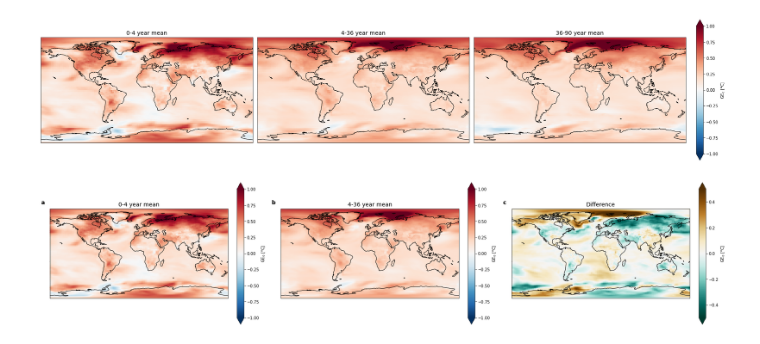
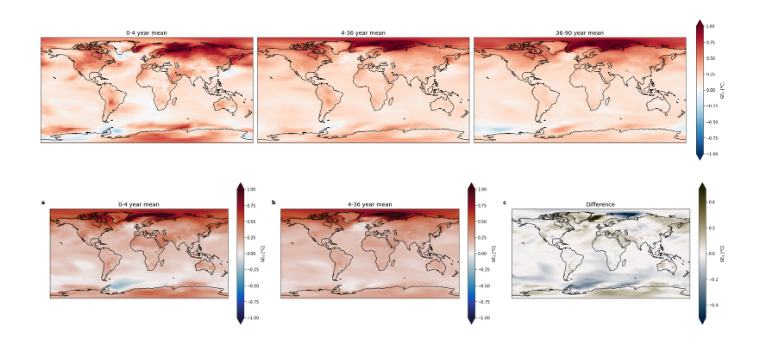
Before and after one commit to lfreese/CO2_greens, a Jupyter notebook: 1.4_CO2_GF_plots.ipynb, the cells around one changed output. Saved outputs shown, nothing was run; the diff lists cells and outputs as text; code cells hidden in the pictures.

Commit message:
updated figures for revision 2

```diff
--- a/1.4_CO2_GF_plots.ipynb
+++ b/1.4_CO2_GF_plots.ipynb
@@ -52,2 +71,11 @@ model_color = utils.model_color
 # %% [markdown]
 ## Global Mean plots
+# %%
+for m in G_ds.model.values:
+    fig, (ax1, ax2, ax3) = plt.subplots(1,3,subplot_kw = {'projection':ccrs.PlateCarree()}, figsize = [16,3])
+    (G_ds).sel(pulse_type = 'cdr').sel(model = m).sel(s = slice(0,50)).mean(dim = 's').plot(ax = ax1, transform = ccrs.PlateCarree(), vmin = -0.01, vmax = 0.01, cmap = 'RdBu')
+    (G_ds).sel(pulse_type = 'pulse').sel(model = m).sel(s = slice(0,50)).mean(dim = 's').plot(ax = ax2, transform = ccrs.PlateCarree(), vmin = -0.01, vmax = 0.01, cmap = 'RdBu')
+    (G_ds).mean(dim = 'pulse_type').sel(model = m).sel(s = slice(0,50)).mean(dim = 's').plot(ax = ax3, transform = ccrs.PlateCarree(), vmin = -0.01, vmax = 0.01, cmap = 'RdBu')
+    ax1.coastlines()
+    ax2.coastlines()
+    ax3.coastlines()
@@ -57,11 +96,14 @@ alpha_labels = iter(alphabet)
 
 plt.suptitle('Annual Mean Green\'s Function', fontsize = 16)
 for ax, m in zip(axes.ravel(), G_ds.model.values):
-    G_ds.weighted(A).mean(dim = ['lat','lon']).sel(model = m).plot(ax = ax, color = model_color[m])
-    (-G_cdr_ds).weighted(A).mean(dim = ['lat','lon']).sel(model = m).plot(ax = ax, color = model_color[m], linestyle = '--', linewidth = 2)
+    G_ds.sel(pulse_type = 'pulse').weighted(A).mean(dim = ['lat','lon']).sel(model = m).plot(ax = ax, color = model_color[m], linewidth = 4)
+    (-G_ds).sel(pulse_type = 'cdr').weighted(A).mean(dim = ['lat','lon']).sel(model = m).plot(ax = ax, color = model_color[m], linestyle = '-.', linewidth = 4)
+    (G_cdr_ds).weighted(A).mean(dim = ['lat','lon']).sel(model = m).plot(ax = ax, color = model_color[m], linestyle = '--', alpha = 0.3)
+    G_pulse_ds.weighted(A).mean(dim = ['lat','lon']).sel(model = m).plot(ax = ax, color = model_color[m], linestyle = ':', alpha = 0.3)
+
     ax.set_xlim(0, 90)
     ax.set_title(m, fontsize = 14)
-    ax.set_ylim(-0.0015, 0.006)
+    ax.set_ylim(-0.006, 0.006)
 
     ax.set_ylabel(None)
     ax.set_xlabel(None)
@@ -76,12 +118,13 @@ for idx in [0,1,2,3]:
 
 
 ####### legend ##########
-
-cdr = Line2D([0], [0], linestyle = '--', label='esm-pi-CDRpulse', color='black')
-co2 = Line2D([0], [0], label='esm-pi-CO2pulse', color='black')
-handles = [cdr, co2]
+raw_cdr = Line2D([0], [0], linestyle = '--', label='Raw Data Green\'s Function,\nesm-pi-CDRpulse', color='black')
+raw_pulse = Line2D([0], [0], linestyle = ':', label='Raw Data Green\'s Function,\nesm-pi-CO2pulse', color='black')
+cdr = Line2D([0], [0], linestyle = '-.', label='4th-order Polynomial fitted Green\'s Function,\nesm-pi-CDRpulse', color='black')
+pulse = Line2D([0], [0], label='4th-order Polynomial fitted Green\'s Function,\nesm-pi-CO2pulse', color='black')
+handles = [raw_cdr, raw_pulse, cdr, pulse]
 plt.legend(handles=handles)
 
 plt.tight_layout()
-plt.savefig('figures/paper/GF_mean_all_models.png', bbox_inches = 'tight', dpi = 300)
+plt.savefig('figures/paper/supplement/GF_mean_all_models.png', bbox_inches = 'tight', dpi = 300)
 # %% [output]
@@ -137,26 +182,26 @@ plt.savefig('figures/paper/GF_time_varying_long.png', bbox_inches = 'tight', dpi
 # %%
 fig, (ax0, ax1, ax2) = plt.subplots(1,3, figsize = [24,5], subplot_kw = {'projection':ccrs.PlateCarree()}, constrained_layout=True)
 alpha_labels = iter(alphabet)
 
-(G_ds.mean(dim = ['model'])*100).isel(year = slice(0,4)).mean(dim = 'year').plot(ax = ax0, vmax = 1, vmin = -1, transform = ccrs.PlateCarree(), extend = 'both', cmap = 'RdBu_r',
+(G_ds.mean(dim = ['model', 'pulse_type'])*100).isel(s = slice(0,4)).mean(dim = 's').plot(ax = ax0, vmax = 1, vmin = -1, transform = ccrs.PlateCarree(), extend = 'both', cmap = cmocean.cm.balance,
                                                        cbar_kwargs = {'label':'GE$_0$ [$\degree$C]'})
 ax0.set_title('0-4 year mean', fontsize = 14)
 ax0.coastlines()
-(G_ds.mean(dim = ['model'])*100).isel(year = slice(4,36)).mean(dim = 'year').plot(ax = ax1, vmax = 1, vmin = -1, transform = ccrs.PlateCarree(), extend = 'both', cmap = 'RdBu_r',
+(G_ds.mean(dim = ['model', 'pulse_type'])*100).isel(s = slice(4,36)).mean(dim = 's').plot(ax = ax1, vmax = 1, vmin = -1, transform = ccrs.PlateCarree(), extend = 'both', cmap = cmocean.cm.balance,
                                                        cbar_kwargs = {'label':'GE$_0$ [$\degree$C]'})
 ax1.set_title('4-36 year mean', fontsize = 14)
 ax1.coastlines()
 
-((G_ds.mean(dim = ['model'])*100).isel(year = slice(4,36)).mean(dim = 'year') -
- (G_ds.mean(dim = ['model'])*100).isel(year = slice(0,4)).mean(dim = 'year')).plot(ax = ax2, vmax = 0.5, vmin = -0.5, transform = ccrs.PlateCarree(), extend = 'both', cmap = 'BrBG_r',
+((G_ds.mean(dim = ['model', 'pulse_type'])*100).isel(s = slice(0,4)).mean(dim = 's') -
+ (G_ds.mean(dim = ['model', 'pulse_type'])*100).isel(s = slice(4,36)).mean(dim = 's')).plot(ax = ax2, vmax = 0.5, vmin = -0.5, transform = ccrs.PlateCarree(), extend = 'both', cmap = cmocean.cm.diff,
                                                        cbar_kwargs = {'label':'GE$_0$ [$\degree$C]'})
 ax2.set_title('Difference', fontsize = 14)
 ax2.coastlines()
 
 for ax in [ax0,ax1,ax2]:
     label = next(alpha_labels)
     ax.text(x = -0.05, y =1.05, s = label, transform=ax.transAxes, fontweight="bold", fontsize = 14)
 
-plt.savefig('figures/paper/GF_time_varying.png', bbox_inches = 'tight', dpi = 350)
+plt.savefig('figures/paper/supplement/GF_time_varying.png', bbox_inches = 'tight', dpi = 350)
 # %% [output]
-[figure, old version]
+[figure, new version]
```
Also changed, not shown: parts of 6 cells of this notebook, 11 other files.
